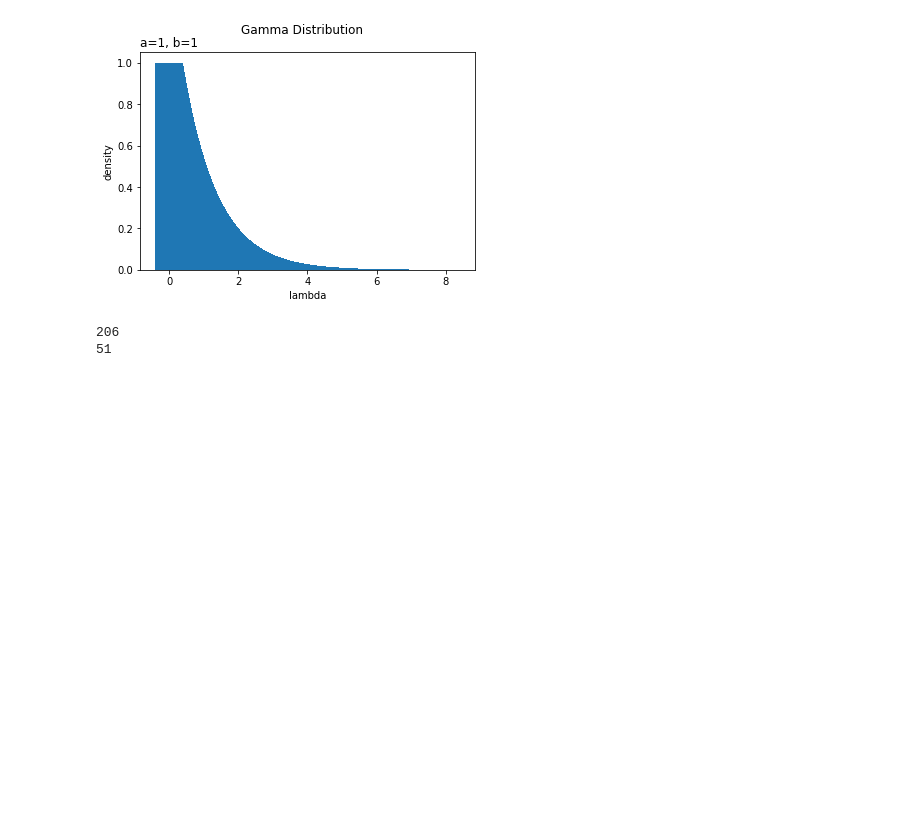
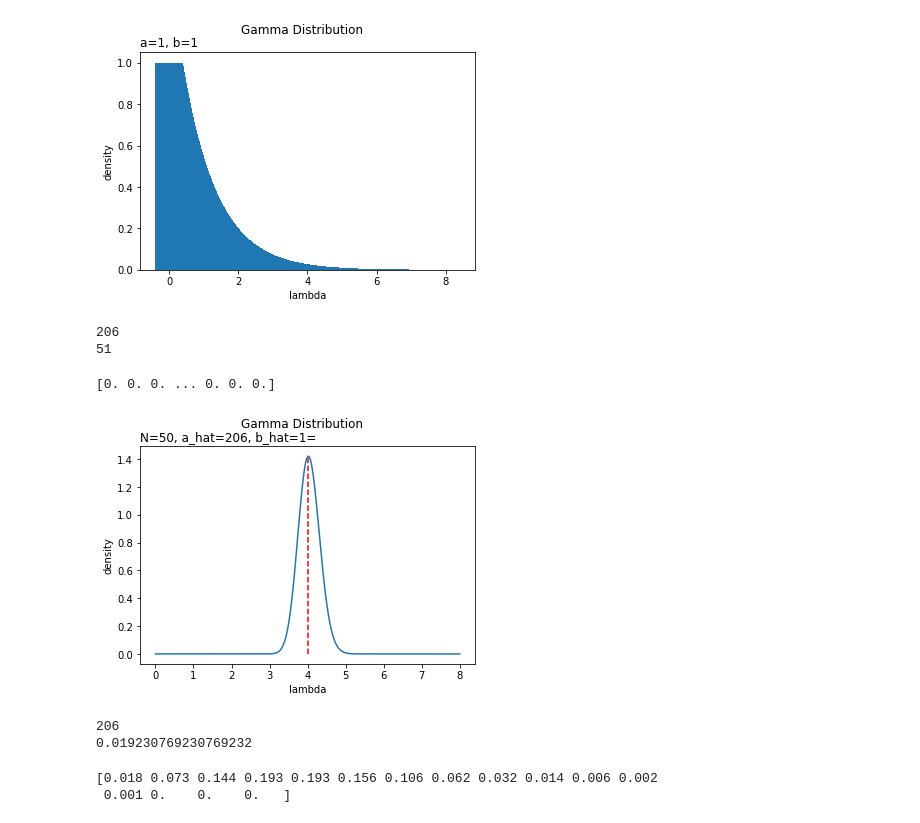
Before and after one commit to akiabe/bayesian-ml_intro, a Jupyter notebook: notebooks/poisson.ipynb, the cells around one changed output. Saved outputs shown, nothing was run; the diff lists cells and outputs as text; code cells hidden in the pictures; blank space fills up the shorter version.

```diff
--- a/notebooks/poisson.ipynb
+++ b/notebooks/poisson.ipynb
@@ -104,3 +104,66 @@ print(b_hat)
 # %% [output]
 206
 51
+# %%
+#ln_C_gam = a_hat * np.log(b_hat) - math.lgamma(a_hat)
+#posterior = np.exp(
+#    ln_C_gam + (a_hat - 1) * np.log(lambda_line) - b_hat * lambda_line
+#)
+
+posterior = stats.gamma.pdf(
+    x=lambda_line,
+    a=a_hat,
+    scale=1 / b_hat,
+)
+
+print(np.round(posterior, 5))
+# %% [output]
+[0. 0. 0. ... 0. 0. 0.]
+# %%
+plt.plot(
+    lambda_line,
+    posterior,
+)
+plt.vlines(
+    x=lambda_truth,
+    ymin=0,
+    ymax=max(posterior),
+    color='red',
+    linestyle='--',
+)
+plt.xlabel('lambda')
+plt.ylabel('density')
+plt.suptitle('Gamma Distribution')
+plt.title(
+    f'N={N}, a_hat={a_hat}, b_hat={b}=',
+    loc='left',
+)
+plt.show()
+# %% [output]
+[figure, added]
+# %%
+r_hat = a_hat
+p_hat = 1 / (b_hat + 1)
+
+print(r_hat)
+print(p_hat)
+# %% [output]
+206
+0.019230769230769232
+# %%
+#ln_C_NB = np.array(
+#    [math.lgamma(x + r_hat) - math.lgamma(x + 1) for x in x_line]
+#) - math.lgamma(r_hat)
+
+#predict = np.exp(ln_C_NB + r_hat * np.log(1 - p_hat) + x_line * np.log(p_hat))
+
+predict = stats.nbinom.pmf(
+    k=x_line,
+    n=r_hat,
+    p=1 - p_hat,
+)
+
+print(np.round(predict, 3))
+# %% [output]
+[0.018 0.073 0.144 0.193 0.193 0.156 0.106 0.062 0.032 0.014 0.006 0.002
+ 0.001 0.    0.    0.   ]
```
Also changed, not shown: parts of 2 cells of this notebook.
